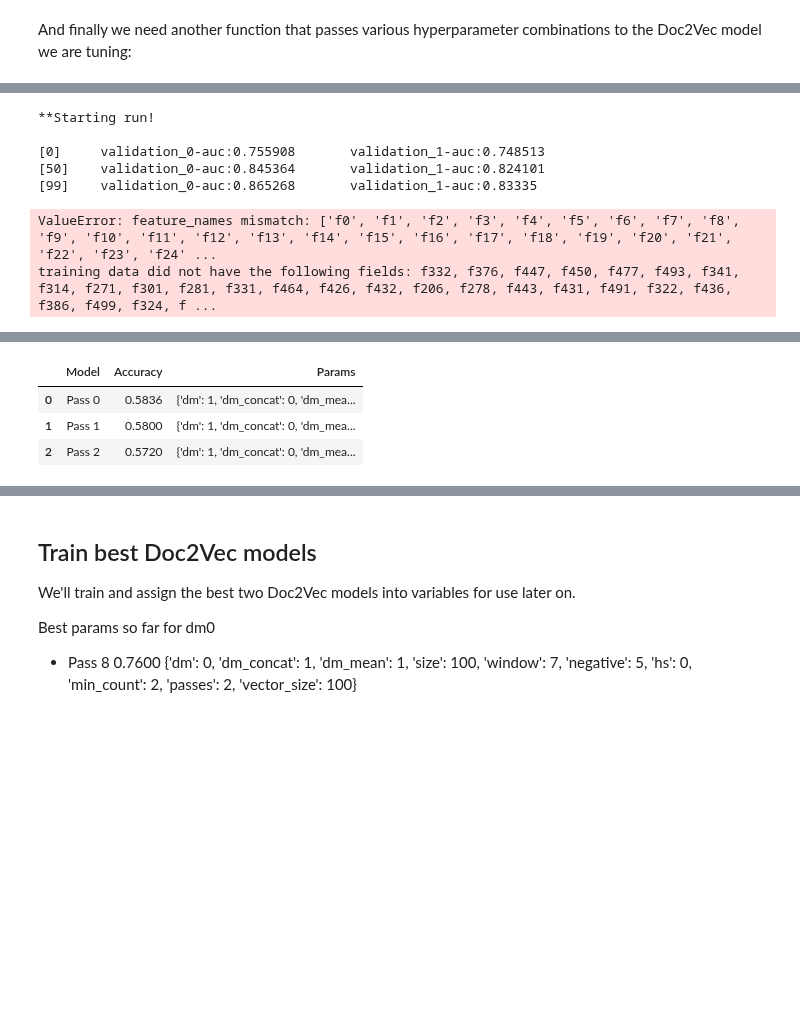
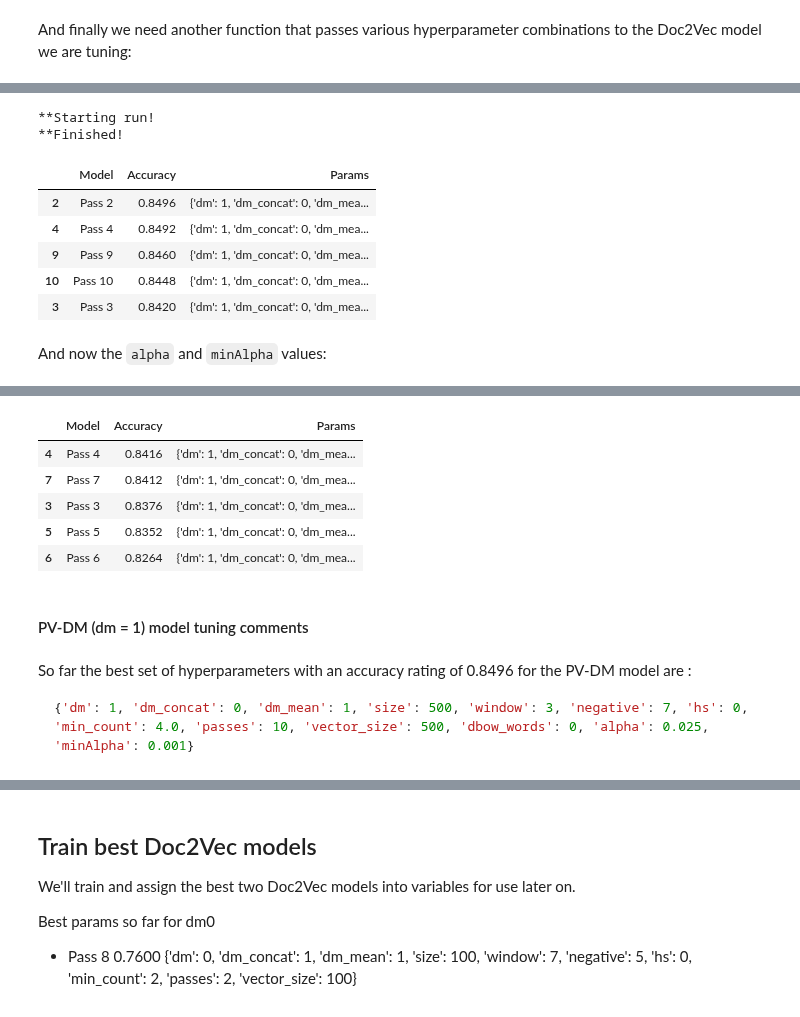
Before and after one commit to nrasch/Portfolio, a Jupyter notebook: Machine-Learning/Python/04-Classic-Datasets/Model-XGB-1.1.ipynb, the cells around one changed output, grey strips where cells are left out. Drawn from its saved outputs; the diff is of its cells as text; code cells hidden in the pictures; blank space fills up the shorter version.

````diff
--- a/Machine-Learning/Python/04-Classic-Datasets/Model-XGB-1.1.ipynb
+++ b/Machine-Learning/Python/04-Classic-Datasets/Model-XGB-1.1.ipynb
@@ -772,14 +774,18 @@ def assessXGB(xgModel, d2vM1, d2vM2, y, silent = True):
         ]
     )
 
+    #print(X_eval.__class__)
+    #print(X_eval)
+    #return 1
+
     # Make predictions
-    preds = model.predict(X_eval)
+    preds = xgModel.predict(X_eval)
 
     if not silent:
         print(confusion_matrix(y_eval, preds))
         print(accuracy_score(y_eval, preds))
 
-        plotHistory(model.evals_result())
+        plotHistory(xgModel.evals_result())
     else:
         # Return the accuracy on the evaluation data set labels
         return accuracy_score(y_eval, preds)
@@ -840,22 +858,46 @@ def searchDoc2VecParams(silent = True):
 # %%
-_df = searchDoc2VecParams()
+_df = tunePVDM_1()
 
 # Print results sorted by Accuracy desc
 pd.set_option('display.max_colwidth', -1)
-_df.sort_values(by = ['Accuracy'], ascending = [False])
+_df.sort_values(by = ['Accuracy'], ascending = [False]).head()
 # %% [output]
 **Starting run!
-
-[0]     validation_0-auc:0.755908       validation_1-auc:0.748513
-[50]    validation_0-auc:0.845364       validation_1-auc:0.824101
-[99]    validation_0-auc:0.865268       validation_1-auc:0.83335
+**Finished!
-ValueError: feature_names mismatch: ['f0', 'f1', 'f2', 'f3', 'f4', 'f5', 'f6', 'f7', 'f8', 'f9', 'f10', 'f11', 'f12', 'f13', 'f14', 'f15', 'f16', 'f17', 'f18', 'f19', 'f20', 'f21', 'f22', 'f23', 'f24' ...
-training data did not have the following fields: f332, f376, f447, f450, f477, f493, f341, f314, f271, f301, f281, f331, f464, f426, f432, f206, f278, f443, f431, f491, f322, f436, f386, f499, f324, f ...
+|  | Model | Accuracy | Params |
+| 2 | Pass 2 | 0.8496 | {'dm': 1, 'dm_concat': 0, 'dm_mea... |
+| 4 | Pass 4 | 0.8492 | {'dm': 1, 'dm_concat': 0, 'dm_mea... |
+| 9 | Pass 9 | 0.8460 | {'dm': 1, 'dm_concat': 0, 'dm_mea... |
+| 10 | Pass 10 | 0.8448 | {'dm': 1, 'dm_concat': 0, 'dm_mea... |
+| 3 | Pass 3 | 0.8420 | {'dm': 1, 'dm_concat': 0, 'dm_mea... |
+# %% [markdown]
+And now the `alpha` and `minAlpha` values:
+# %%
+def tunePVDM_2(silent = True):
+    print("**Starting run!")
+
+    params = []
+    base = {'dm':1, 'dm_concat':0, 'dm_mean': 1, 'size':500, 'window':3, 'negative':7,
+            'hs':0, 'min_count':4, 'passes':10, 'vector_size':500, 'dbow_words':0,
+            'alpha':0.025, 'minAlpha':0.001}
+
+
+    for alpha in [0.001, 0.025, 0.075]:
+        for minAlpha in [0.0001, 0.001, 0.01]:
+            _ = copy.deepcopy(base)
+            _['alpha'] = alpha
+            _['minAlpha'] = minAlpha
+            params.append(_)
+
+    results = searchDoc2VecParamsBase(params, silent)
+    print("**Finished!")
+
+    return results
 # %%
-_df = searchParams(False)
+_df2 = tunePVDM_2()
 
 # Print results sorted by Accuracy desc
 pd.set_option('display.max_colwidth', -1)
-_df.sort_values(by = ['Accuracy'], ascending = [False])
+_df2.sort_values(by = ['Accuracy'], ascending = [False]).head()
 # %% [output]
 **Starting run!
@@ -873,5 +904,16 @@ _df.sort_values(by = ['Accuracy'], ascending = [False])
 **Finished!
 |  | Model | Accuracy | Params |
-| 0 | Pass 0 | 0.5836 | {'dm': 1, 'dm_concat': 0, 'dm_mea... |
-| 1 | Pass 1 | 0.5800 | {'dm': 1, 'dm_concat': 0, 'dm_mea... |
-| 2 | Pass 2 | 0.5720 | {'dm': 1, 'dm_concat': 0, 'dm_mea... |
+| 4 | Pass 4 | 0.8416 | {'dm': 1, 'dm_concat': 0, 'dm_mea... |
+| 7 | Pass 7 | 0.8412 | {'dm': 1, 'dm_concat': 0, 'dm_mea... |
+| 3 | Pass 3 | 0.8376 | {'dm': 1, 'dm_concat': 0, 'dm_mea... |
+| 5 | Pass 5 | 0.8352 | {'dm': 1, 'dm_concat': 0, 'dm_mea... |
+| 6 | Pass 6 | 0.8264 | {'dm': 1, 'dm_concat': 0, 'dm_mea... |
+# %% [markdown]
+#### PV-DM (dm = 1) model tuning comments
+# %% [markdown]
+So far the best set of hyperparameters with an accuracy rating of 0.8496 for the PV-DM model are :
+
+```python
+{'dm': 1, 'dm_concat': 0, 'dm_mean': 1, 'size': 500, 'window': 3, 'negative': 7, 'hs': 0,
+'min_count': 4.0, 'passes': 10, 'vector_size': 500, 'dbow_words': 0, 'alpha': 0.025, 'minAlpha': 0.001}
+```
````
Also changed, not shown: parts of 24 cells of this notebook.
